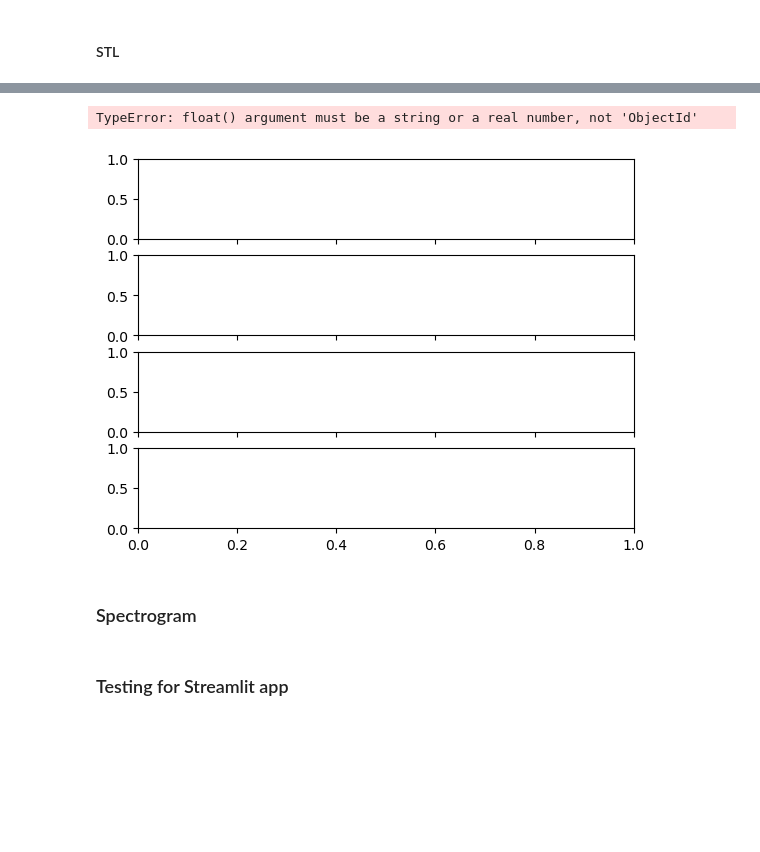
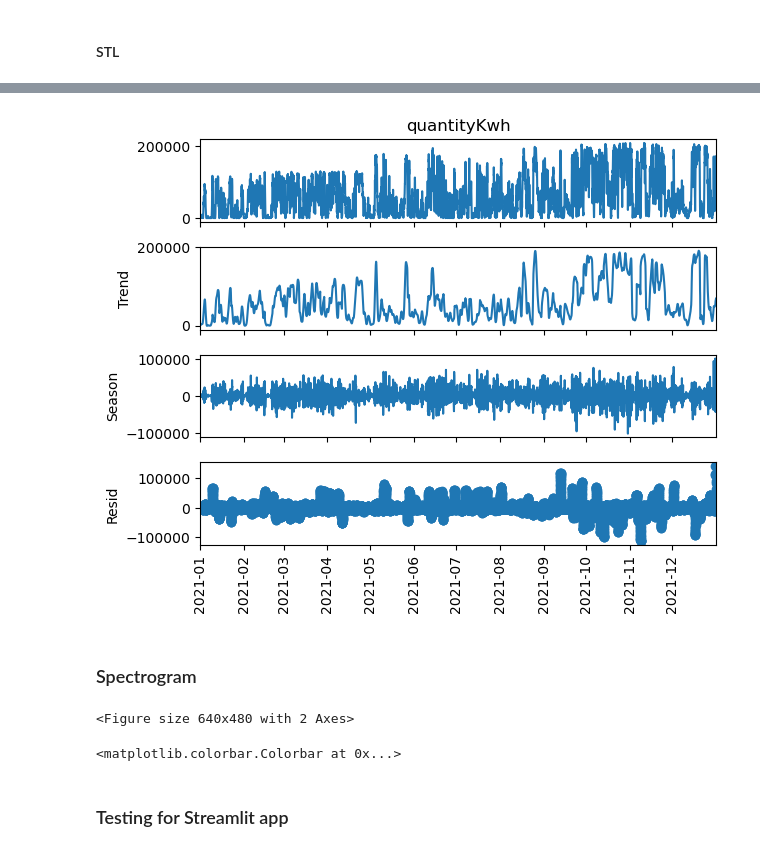
Before and after one commit to Satheris/IND320_SMAA, a Jupyter notebook: project/Assignment3.ipynb, the cells around one changed output, grey strips where cells are left out. Cells and saved outputs as stored; diff of their text form; code cells hidden in the pictures; blank space fills up the shorter version.

```diff
--- a/project/Assignment3.ipynb
+++ b/project/Assignment3.ipynb
@@ -310,18 +249,32 @@ fig = res.plot()
-# %%
-from IPython.display import display
-
-periodLength = 7
-seasonalSmoother = 7
-trendSmoother = None
-robust = False
-
-stl = STL(sub_df_elhub['quantityKwh'], period=periodLength, seasonal=seasonalSmoother, trend=trendSmoother, robust=robust)
-
-res = stl.fit()
-fig = res.plot()
-# fig.show()
-# %% [output]
-TypeError: float() argument must be a string or a real number, not 'ObjectId'
-[figure, removed]
+# %%
+def stl_plotter(df_elhub, area='NO1', prodGroup='wind', periodLength=12,
+                seasonalSmoother=3, trendSmoother=None, robust=True):
+    # making subset of data
+    sub_df_elhub = df_elhub[(df_elhub['priceArea'] == area) & (df_elhub['productionGroup'] == prodGroup)]
+    sub_df_elhub = pd.DataFrame(sub_df_elhub[['quantityKwh', 'startTime']])
+    sub_df_elhub['startTime'] = pd.to_datetime(sub_df_elhub['startTime'], utc=True, errors='coerce').dt.tz_localize(None)
+
+    # adding 1 hour because (utc=True) displaced the time
+    sub_df_elhub['startTime'] = sub_df_elhub['startTime'] + pd.Timedelta(hours=1)
+
+    # Let's make sure the index is properly set as datetime
+    if not isinstance(sub_df_elhub.index, pd.DatetimeIndex):
+        # If your time column is called 'startTime' and it's not the index
+        sub_df_elhub = sub_df_elhub.set_index('startTime')
+
+    # Ensure the index is timezone-naive if it has timezone info
+    if sub_df_elhub.index.tz is not None:
+        sub_df_elhub.index = sub_df_elhub.index.tz_localize(None)
+
+    stl = STL(sub_df_elhub['quantityKwh'], period=periodLength,
+            seasonal=seasonalSmoother, trend=trendSmoother, robust=robust)
+
+    res = stl.fit()
+    fig = res.plot()
+    plt.xticks(rotation=90)
+# %%
+stl_plotter(df_elhub)
+# %% [output]
+[figure, added]
 # %% [markdown]
 ### Spectrogram
@@ -328,3 +288,31 @@ TypeError: float() argument must be a string or a real number, not 'ObjectId'
+# %%
+# Compute the spectrogram
+f, t, Zxx = stft(y, 2000, nperseg=100)
+
+# Plot the series y and the spectrogram above each other
+import matplotlib.pyplot as plt
+fig, axs = plt.subplots(2, 1)
+axs[0].plot(y)
+axs[0].set_xlim(0, n-1)
+axs[0].set_ylabel('Amplitude')
+axs[1].pcolormesh(t, f, np.abs(Zxx), vmin=0, shading='gouraud', vmax=1) # Play with the vmax parameter to enhance the contrast
+axs[1].set_ylabel('Frequency [Hz]')
+axs[1].set_xlabel('Intervals')
+display(fig)
+# %% [output]
+<Figure size 640x480 with 2 Axes>
+# %%
+import matplotlib.pyplot as plt
+fs = 44100 # Sampling rate
+
+y_approx = np.sin(2*np.pi*np.cumsum(f)/fs) # Approximation of the sine wave
+
+plt.specgram(y_approx, Fs=fs, NFFT=1152, noverlap=400, scale='linear')
+plt.xlabel('Time (s)')
+plt.ylabel('Frequency (Hz)')
+plt.colorbar()
+# %% [output]
+<matplotlib.colorbar.Colorbar at 0x...>
 # %%
 # starttime til datetime
 
```
Also changed, not shown: parts of 4 cells of this notebook.
